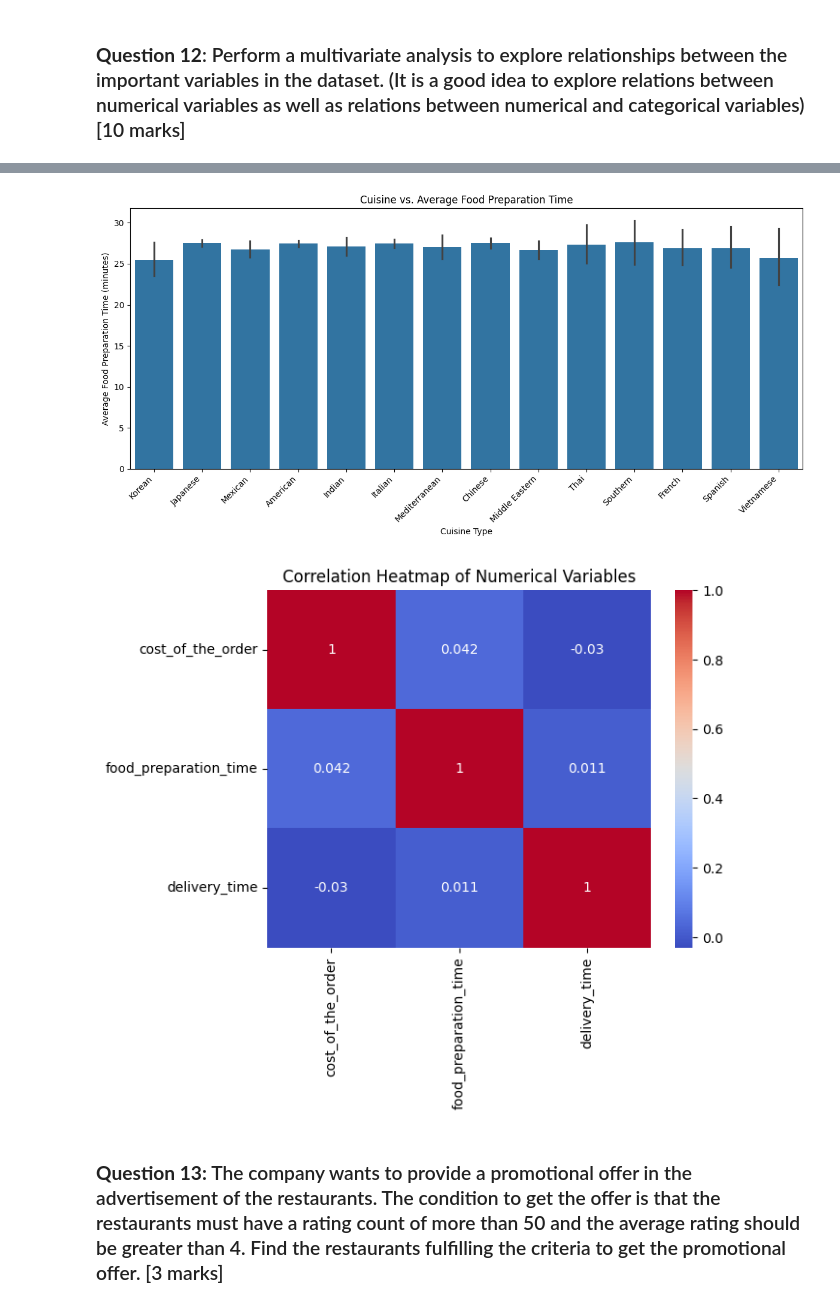
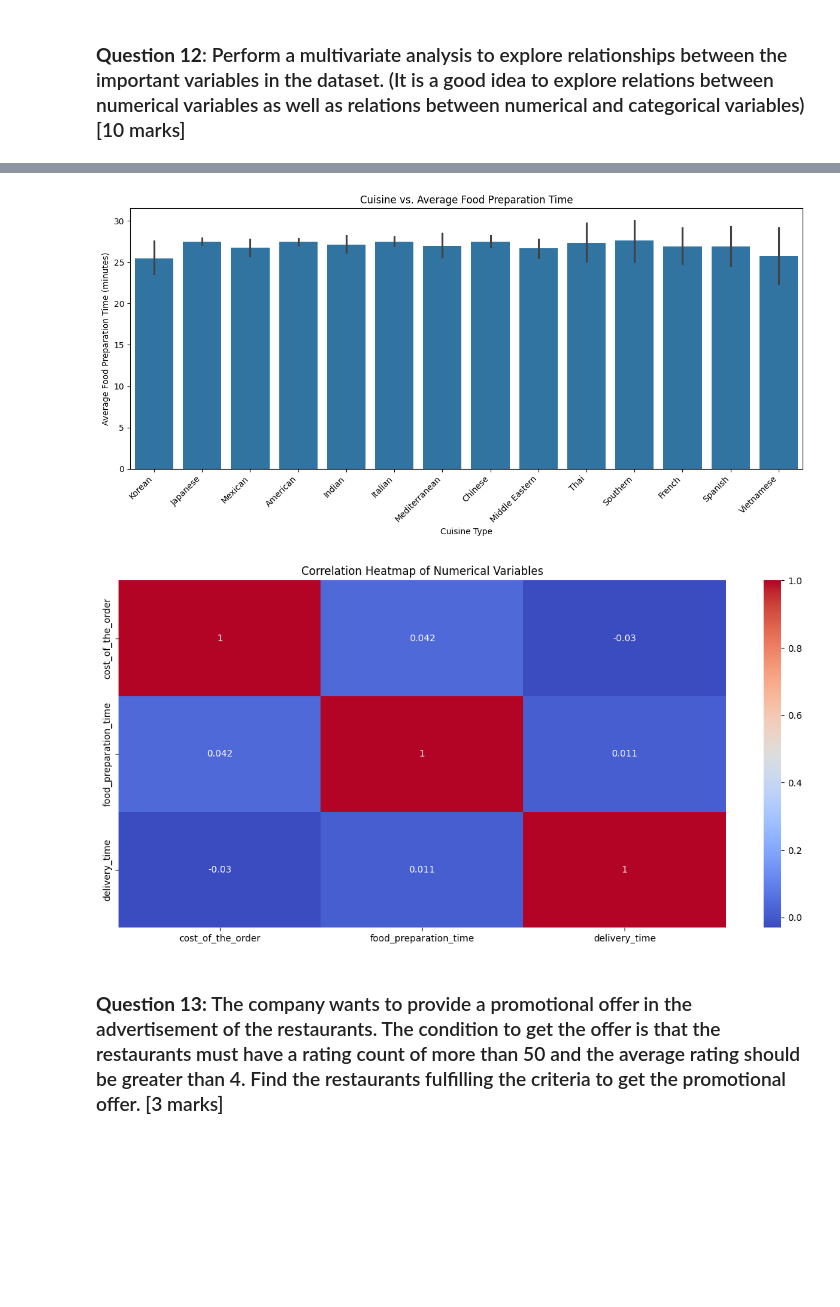
Before and after one commit to hari160389/foodhub, a Jupyter notebook: Learner_Notebook_Full_Code (1).ipynb, the cells around one changed output, grey strips where cells are left out. Saved outputs shown, nothing was run; the diff lists cells and outputs as text; code cells hidden in the pictures; blank space fills up the shorter version.

```diff
--- a/Learner_Notebook_Full_Code (1).ipynb
+++ b/Learner_Notebook_Full_Code (1).ipynb
@@ -323,19 +328,15 @@ cust_Id|Orders
 # %% [markdown]
 ### **Question 12**: Perform a multivariate analysis to explore relationships between the important variables in the dataset. (It is a good idea to explore relations between numerical variables as well as relations between numerical and categorical variables) [10 marks]
 # %%
-import matplotlib.pyplot as plt
-import seaborn as sns
-
-# Relationship between numerical variables
-# Scatter plot
+# Scatter plot with hue gives good insight of 3 different variables
 plt.figure(figsize=(12, 6))
 sns.scatterplot(x='cuisine_type', y='delivery_time', hue='day_of_the_week', data=df)
 plt.title('Scatter Plot: Cuisine vs. Delivery Time (Day of the Week as Hue)')
-plt.xticks(rotation=45, ha='right')
+plt.xticks(rotation=45, ha='right') # rotation for readablity
 plt.tight_layout()
 plt.show()
 
-# Boxplots
+# Boxplots to identify outliers
 plt.figure(figsize=(12, 6))
 
 plt.subplot(1, 3, 1)
@@ -351,40 +352,42 @@ plt.xticks(rotation=45, ha='right')
 plt.subplot(1, 3, 3)
 sns.boxplot(x='cost_of_the_order', y='delivery_time', data=df, orient='h')
 plt.title('Cost of the Order vs. Delivery Time')
 
 plt.tight_layout()
 plt.show()
 
-# Bar graphs
-plt.figure(figsize=(12, 6))  # Adjust figure size if needed
+# Bar graphs to analyse the trends
+plt.figure(figsize=(12, 6))
 sns.barplot(x='cuisine_type', y='cost_of_the_order', data=df)
 plt.title('Cuisine vs. Average Cost of the Order')
 plt.xlabel('Cuisine Type')
 plt.ylabel('Average Cost of the Order')
-plt.xticks(rotation=45, ha='right')  # Rotate x-axis labels for readability
+plt.xticks(rotation=45, ha='right')  # rotation for readablity
 plt.tight_layout()
 plt.show()
 
-plt.figure(figsize=(12, 6))  # Adjust figure size if needed
+plt.figure(figsize=(12, 6))
 sns.barplot(x='cuisine_type', y='food_preparation_time', data=df)
 plt.title('Cuisine vs. Average Food Preparation Time')
 plt.xlabel('Cuisine Type')
 plt.ylabel('Average Food Preparation Time (minutes)')
-plt.xticks(rotation=45, ha='right')  # Rotate x-axis labels for readability
+plt.xticks(rotation=45, ha='right')  # rotation for readablity
 plt.tight_layout()
 plt.show()
 
-# Heatmap
+# Heatmap to show correlation distribution of numerical values
+plt.figure(figsize=(12, 6))
 correlation_matrix = df[['cost_of_the_order', 'food_preparation_time', 'delivery_time']].corr()
 sns.heatmap(correlation_matrix, annot=True, cmap='coolwarm')
 plt.title('Correlation Heatmap of Numerical Variables')
+plt.tight_layout()
 plt.show()
 # %% [output]
 [figure]
 [figure]
 [figure]
 [figure]
-[figure, old version]
+[figure, new version]
 # %% [markdown]
 ### **Question 13:** The company wants to provide a promotional offer in the advertisement of the restaurants. The condition to get the offer is that the restaurants must have a rating count of more than 50 and the average rating should be greater than 4. Find the restaurants fulfilling the criteria to get the promotional offer. [3 marks]
 # %%
```
Also changed, not shown: parts of 21 cells of this notebook.
